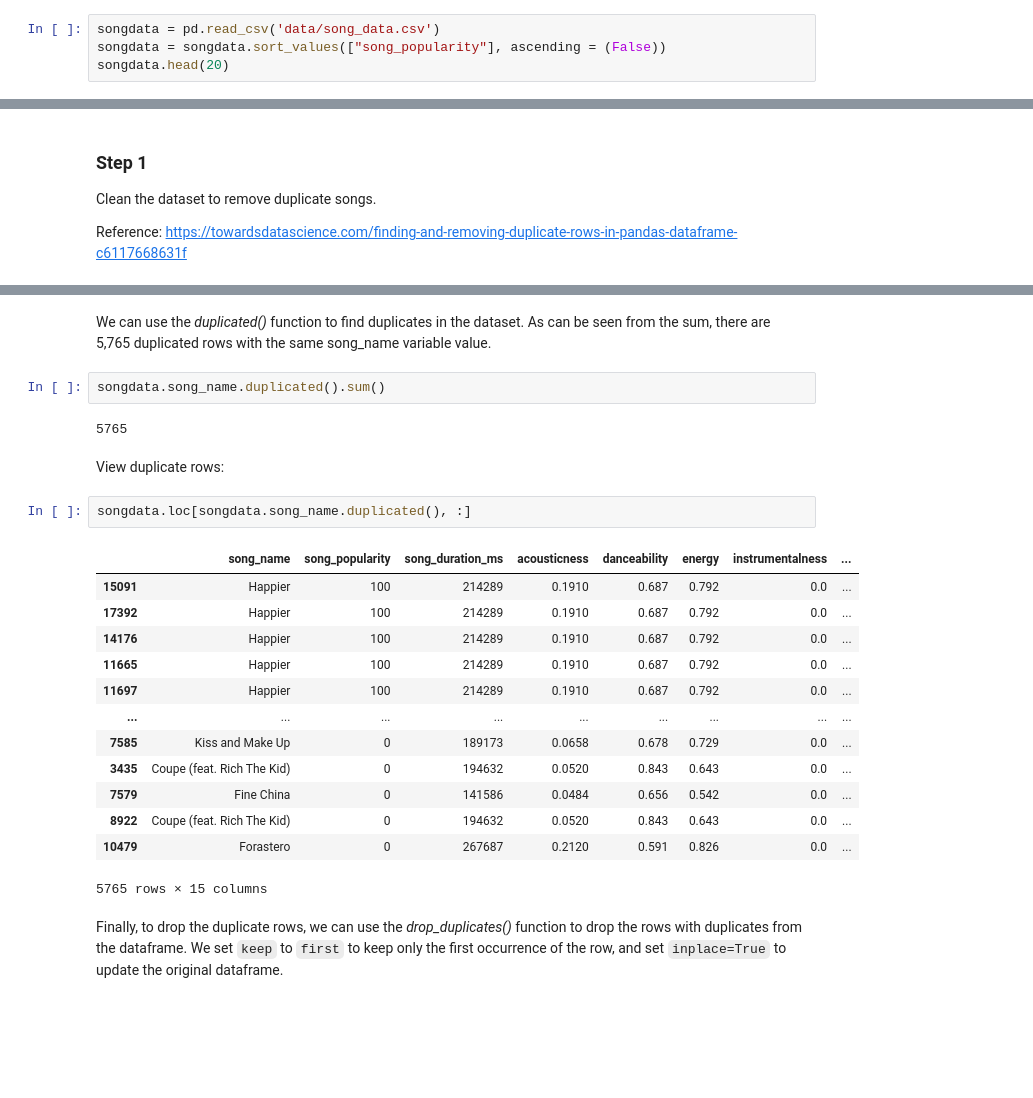
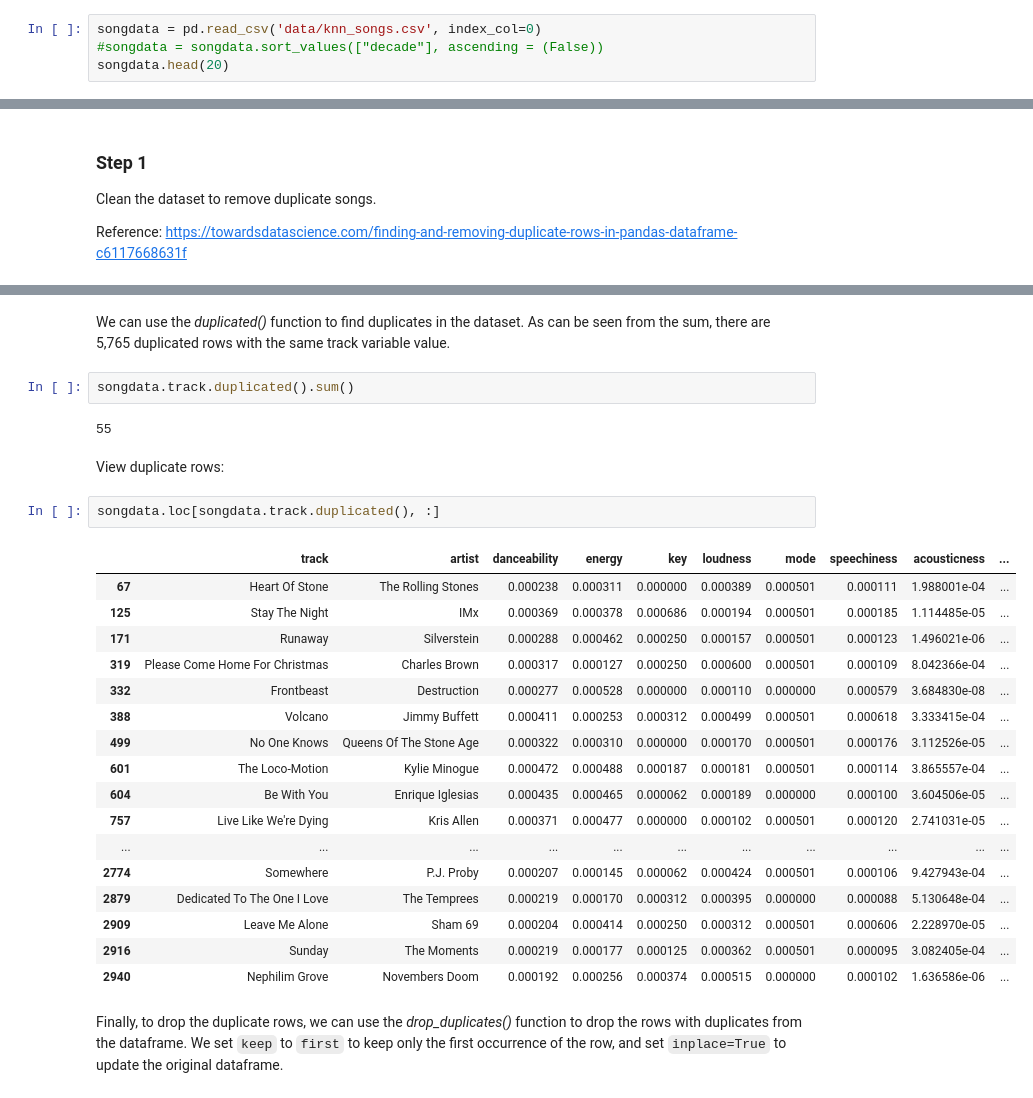
Before and after one commit to DanielTanTWOfficial/song-genre-analysis, a Jupyter notebook: Song Popularity Analysis.ipynb, the cells around one changed output, grey strips where cells are left out. Saved outputs shown, nothing was run; the diff lists cells and outputs as text; blank space fills up the shorter version.

```diff
--- a/Song Popularity Analysis.ipynb
+++ b/Song Popularity Analysis.ipynb
@@ -15,7 +15,7 @@ sb.set()
 # %% [markdown]
 Create a dataframe from the dataset
 # %%
-songdata = pd.read_csv('data/song_data.csv')
-songdata = songdata.sort_values(["song_popularity"], ascending = (False))
+songdata = pd.read_csv('data/knn_songs.csv', index_col=0)
+#songdata = songdata.sort_values(["decade"], ascending = (False))
 songdata.head(20)
 # %% [output]
@@ -102,27 +103,31 @@ songdata.groupby(['song_name']).count()
 # %% [markdown]
-We can use the _duplicated()_ function to find duplicates in the dataset. As can be seen from the sum, there are 5,765 duplicated rows with the same song_name variable value.
+We can use the _duplicated()_ function to find duplicates in the dataset. As can be seen from the sum, there are 5,765 duplicated rows with the same track variable value.
 # %%
-songdata.song_name.duplicated().sum()
+songdata.track.duplicated().sum()
 # %% [output]
-5765
+55
 # %% [markdown]
 View duplicate rows:
 # %%
-songdata.loc[songdata.song_name.duplicated(), :]
+songdata.loc[songdata.track.duplicated(), :]
 # %% [output]
-|  | song_name | song_popularity | song_duration_ms | acousticness | danceability | energy | instrumentalness | ... |
-| 15091 | Happier | 100 | 214289 | 0.1910 | 0.687 | 0.792 | 0.0 | ... |
-| 17392 | Happier | 100 | 214289 | 0.1910 | 0.687 | 0.792 | 0.0 | ... |
-| 14176 | Happier | 100 | 214289 | 0.1910 | 0.687 | 0.792 | 0.0 | ... |
-| 11665 | Happier | 100 | 214289 | 0.1910 | 0.687 | 0.792 | 0.0 | ... |
-| 11697 | Happier | 100 | 214289 | 0.1910 | 0.687 | 0.792 | 0.0 | ... |
-| ... | ... | ... | ... | ... | ... | ... | ... | ... |
-| 7585 | Kiss and Make Up | 0 | 189173 | 0.0658 | 0.678 | 0.729 | 0.0 | ... |
-| 3435 | Coupe (feat. Rich The Kid) | 0 | 194632 | 0.0520 | 0.843 | 0.643 | 0.0 | ... |
-| 7579 | Fine China | 0 | 141586 | 0.0484 | 0.656 | 0.542 | 0.0 | ... |
-| 8922 | Coupe (feat. Rich The Kid) | 0 | 194632 | 0.0520 | 0.843 | 0.643 | 0.0 | ... |
-| 10479 | Forastero | 0 | 267687 | 0.2120 | 0.591 | 0.826 | 0.0 | ... |
+|  | track | artist | danceability | energy | key | loudness | mode | speechiness | acousticness | ... |
+| 67 | Heart Of Stone | The Rolling Stones | 0.000238 | 0.000311 | 0.000000 | 0.000389 | 0.000501 | 0.000111 | 1.988001e-04 | ... |
+| 125 | Stay The Night | IMx | 0.000369 | 0.000378 | 0.000686 | 0.000194 | 0.000501 | 0.000185 | 1.114485e-05 | ... |
+| 171 | Runaway | Silverstein | 0.000288 | 0.000462 | 0.000250 | 0.000157 | 0.000501 | 0.000123 | 1.496021e-06 | ... |
+| 319 | Please Come Home For Christmas | Charles Brown | 0.000317 | 0.000127 | 0.000250 | 0.000600 | 0.000501 | 0.000109 | 8.042366e-04 | ... |
+| 332 | Frontbeast | Destruction | 0.000277 | 0.000528 | 0.000000 | 0.000110 | 0.000000 | 0.000579 | 3.684830e-08 | ... |
+| 388 | Volcano | Jimmy Buffett | 0.000411 | 0.000253 | 0.000312 | 0.000499 | 0.000501 | 0.000618 | 3.333415e-04 | ... |
+| 499 | No One Knows | Queens Of The Stone Age | 0.000322 | 0.000310 | 0.000000 | 0.000170 | 0.000501 | 0.000176 | 3.112526e-05 | ... |
+| 601 | The Loco-Motion | Kylie Minogue | 0.000472 | 0.000488 | 0.000187 | 0.000181 | 0.000501 | 0.000114 | 3.865557e-04 | ... |
+| 604 | Be With You | Enrique Iglesias | 0.000435 | 0.000465 | 0.000062 | 0.000189 | 0.000000 | 0.000100 | 3.604506e-05 | ... |
+| 757 | Live Like We're Dying | Kris Allen | 0.000371 | 0.000477 | 0.000000 | 0.000102 | 0.000501 | 0.000120 | 2.741031e-05 | ... |
+| ... | ... | ... | ... | ... | ... | ... | ... | ... | ... | ... |
+| 2774 | Somewhere | P.J. Proby | 0.000207 | 0.000145 | 0.000062 | 0.000424 | 0.000501 | 0.000106 | 9.427943e-04 | ... |
+| 2879 | Dedicated To The One I Love | The Temprees | 0.000219 | 0.000170 | 0.000312 | 0.000395 | 0.000000 | 0.000088 | 5.130648e-04 | ... |
+| 2909 | Leave Me Alone | Sham 69 | 0.000204 | 0.000414 | 0.000250 | 0.000312 | 0.000501 | 0.000606 | 2.228970e-05 | ... |
+| 2916 | Sunday | The Moments | 0.000219 | 0.000177 | 0.000125 | 0.000362 | 0.000501 | 0.000095 | 3.082405e-04 | ... |
+| 2940 | Nephilim Grove | Novembers Doom | 0.000192 | 0.000256 | 0.000374 | 0.000515 | 0.000000 | 0.000102 | 1.636586e-06 | ... |
-5765 rows × 15 columns
 # %% [markdown]
 Finally, to drop the duplicate rows, we can use the _drop_duplicates()_ function to drop the rows with duplicates from the dataframe. We set `keep` to `first` to keep only the first occurrence of the row, and set `inplace=True` to update the original dataframe.
 # %%
```
Also changed, not shown: parts of 18 cells of this notebook, 1 other file.
